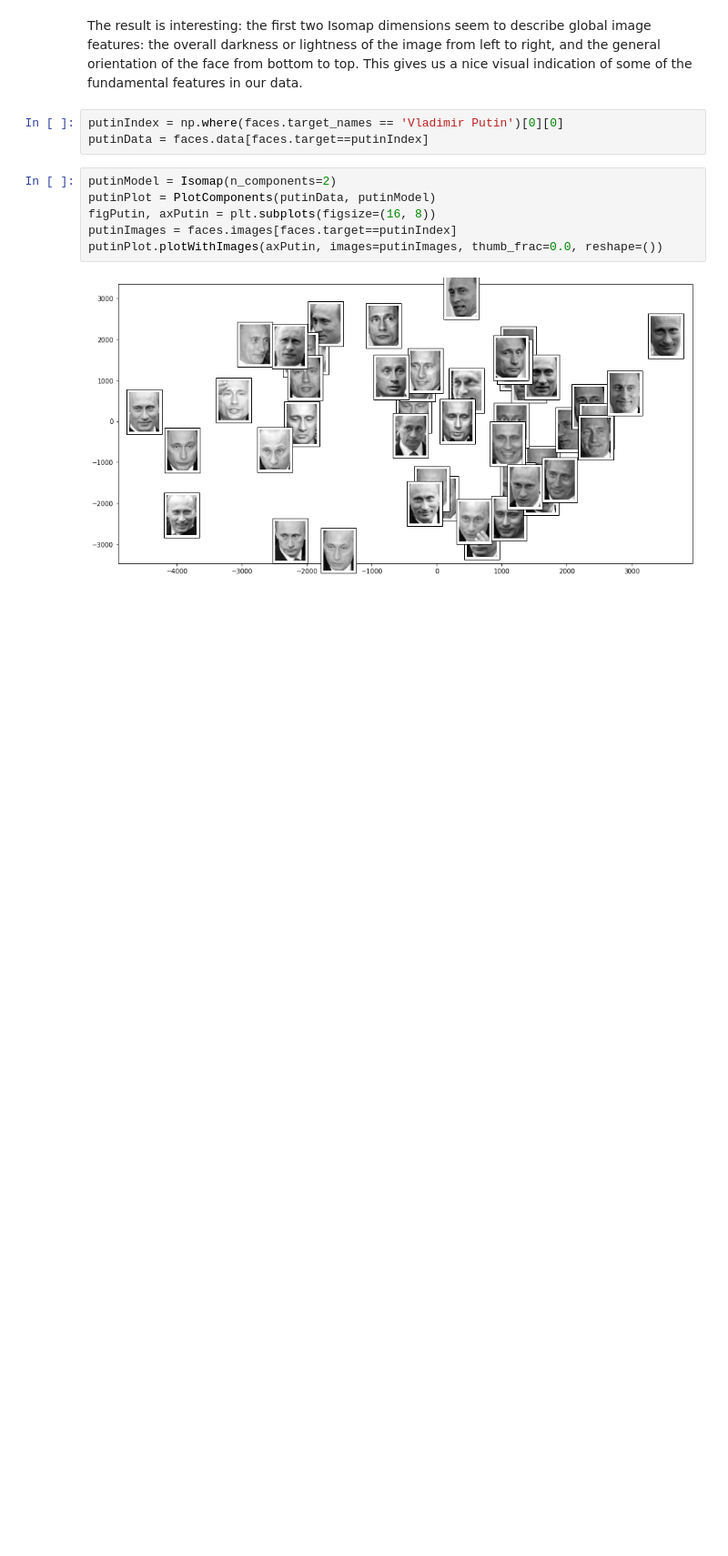
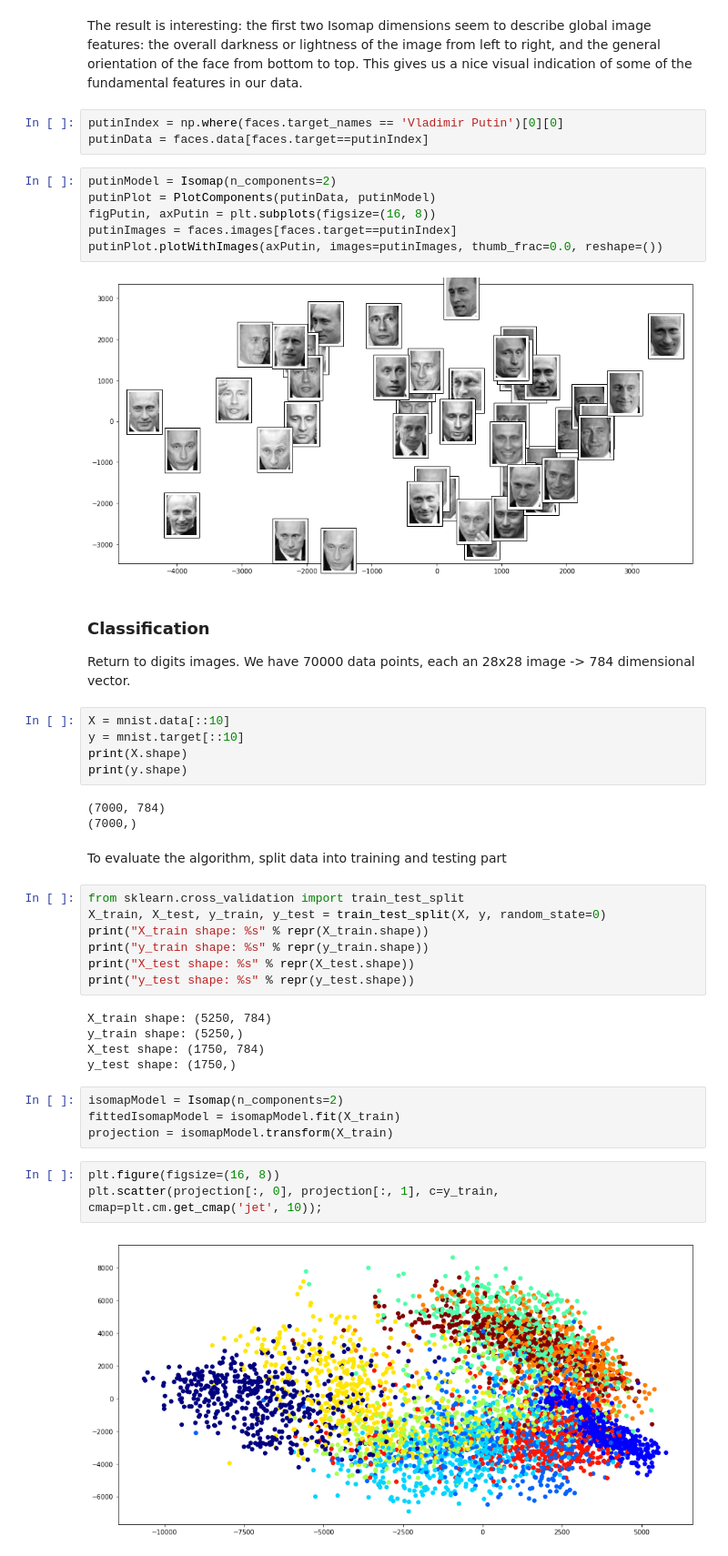
Before and after one commit to bvdmitri/ml-course, a Jupyter notebook: 03.presentos/presentos.ipynb, the cells around one changed output. Shown at 91% size. Cells and saved outputs as stored; diff of their text form; blank space fills up the shorter version.

```diff
--- a/03.presentos/presentos.ipynb
+++ b/03.presentos/presentos.ipynb
@@ -225,3 +225,39 @@ putinImages = faces.images[faces.target==putinIndex]
 putinPlot.plotWithImages(axPutin, images=putinImages, thumb_frac=0.0, reshape=())
 # %% [output]
 [figure]
+# %% [markdown]
+### Classification
+
+Return to digits images.
+We have 70000 data points, each an 28x28 image -> 784 dimensional vector.
+# %%
+X = mnist.data[::10]
+y = mnist.target[::10]
+print(X.shape)
+print(y.shape)
+# %% [output]
+(7000, 784)
+(7000,)
+# %% [markdown]
+To evaluate the algorithm, split data into training and testing part
+# %%
+from sklearn.cross_validation import train_test_split
+X_train, X_test, y_train, y_test = train_test_split(X, y, random_state=0)
+print("X_train shape: %s" % repr(X_train.shape))
+print("y_train shape: %s" % repr(y_train.shape))
+print("X_test shape: %s" % repr(X_test.shape))
+print("y_test shape: %s" % repr(y_test.shape))
+# %% [output]
+X_train shape: (5250, 784)
+y_train shape: (5250,)
+X_test shape: (1750, 784)
+y_test shape: (1750,)
+# %%
+isomapModel = Isomap(n_components=2)
+fittedIsomapModel = isomapModel.fit(X_train)
+projection = isomapModel.transform(X_train)
+# %%
+plt.figure(figsize=(16, 8))
+plt.scatter(projection[:, 0], projection[:, 1], c=y_train, cmap=plt.cm.get_cmap('jet', 10));
+# %% [output]
+[figure, added]
```
Also changed, not shown: parts of 7 cells of this notebook.
